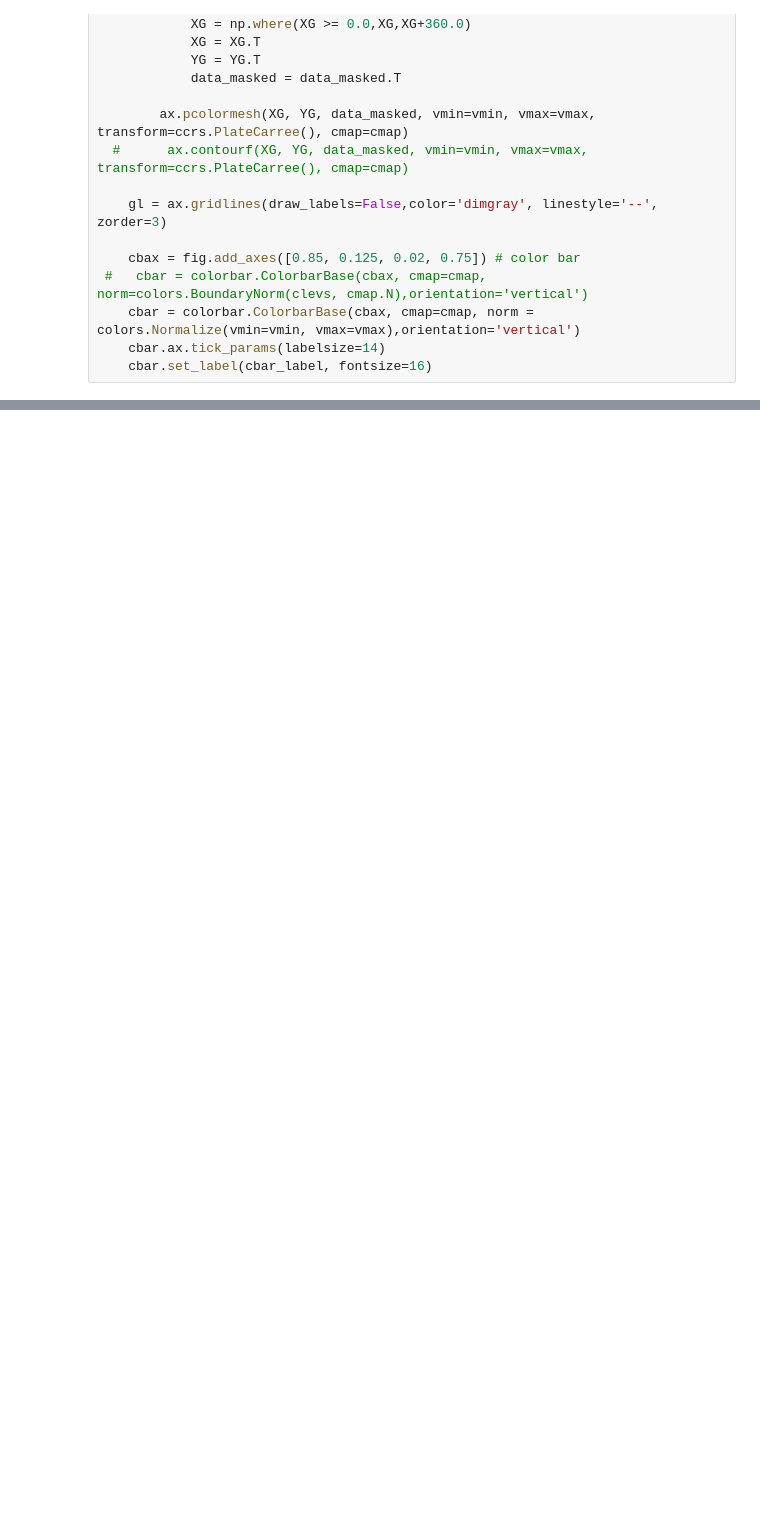
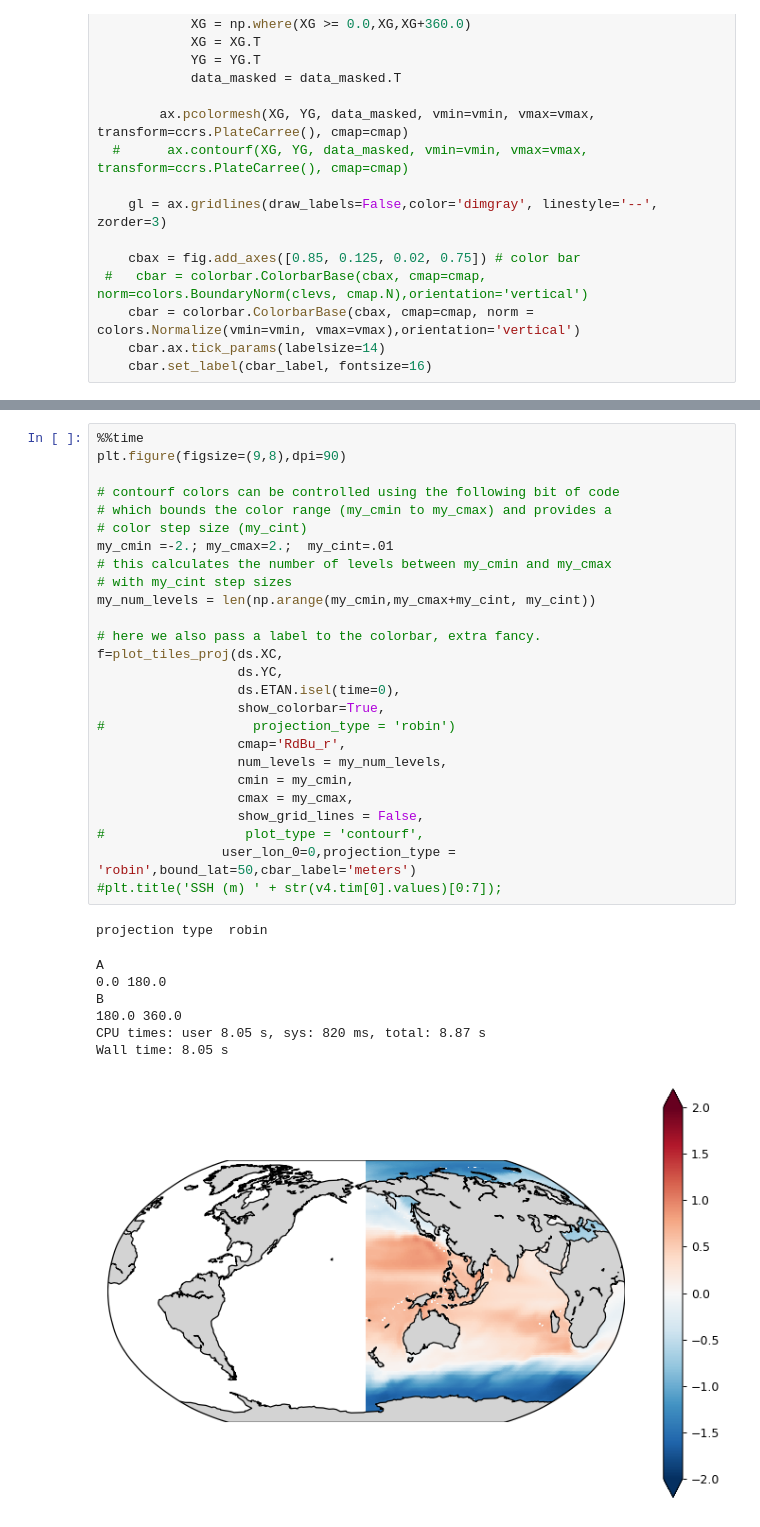
Before and after one commit to elenamarie/llc90_example_data, a Jupyter notebook: plot_llc90.ipynb, the cells around one changed output, grey strips where cells are left out. Cells and saved outputs as stored; diff of their text form; blank space fills up the shorter version.

Commit message:
tested ECCOv4-py plotting function

```diff
--- a/plot_llc90.ipynb
+++ b/plot_llc90.ipynb
@@ -343,0 +600,35 @@ plotAllFaces(ds, vmin=-1.5, vmax=1.5,time=0,projection=ccrs.Robinson(),cmap='RdB
+# %%
+%%time
+plt.figure(figsize=(9,8),dpi=90)
+
+# contourf colors can be controlled using the following bit of code
+# which bounds the color range (my_cmin to my_cmax) and provides a
+# color step size (my_cint)
+my_cmin =-2.; my_cmax=2.;  my_cint=.01
+# this calculates the number of levels between my_cmin and my_cmax
+# with my_cint step sizes
+my_num_levels = len(np.arange(my_cmin,my_cmax+my_cint, my_cint))
+
+# here we also pass a label to the colorbar, extra fancy.
+f=plot_tiles_proj(ds.XC,
+                  ds.YC,
+                  ds.ETAN.isel(time=0),
+                  show_colorbar=True,
+#                   projection_type = 'robin')
+                  cmap='RdBu_r',
+                  num_levels = my_num_levels,
+                  cmin = my_cmin,
+                  cmax = my_cmax,
+                  show_grid_lines = False,
+#                  plot_type = 'contourf',
+                user_lon_0=0,projection_type = 'robin',bound_lat=50,cbar_label='meters')
+#plt.title('SSH (m) ' + str(v4.tim[0].values)[0:7]);
+# %% [output]
+projection type  robin
+A
+0.0 180.0
+B
+180.0 360.0
+CPU times: user 8.05 s, sys: 820 ms, total: 8.87 s
+Wall time: 8.05 s
+[figure, added]
```
Also changed, not shown: parts of 13 cells of this notebook.
